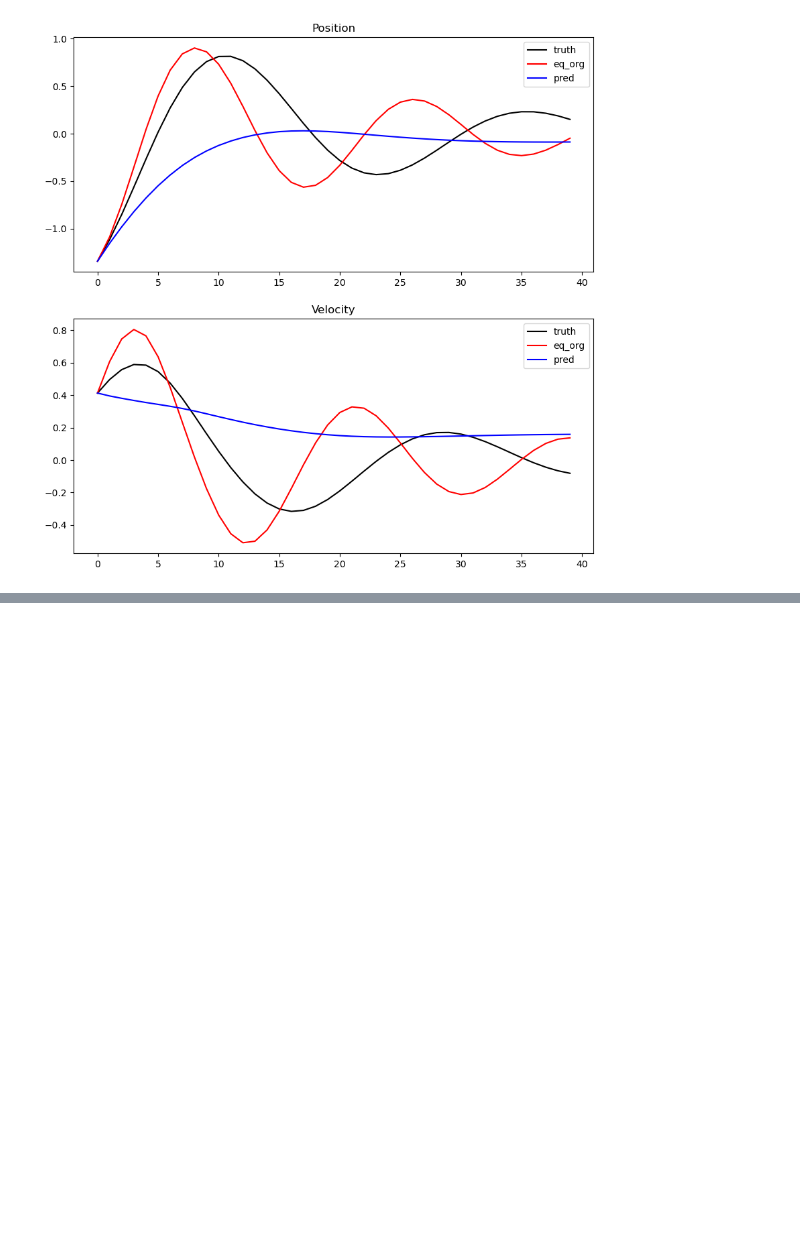
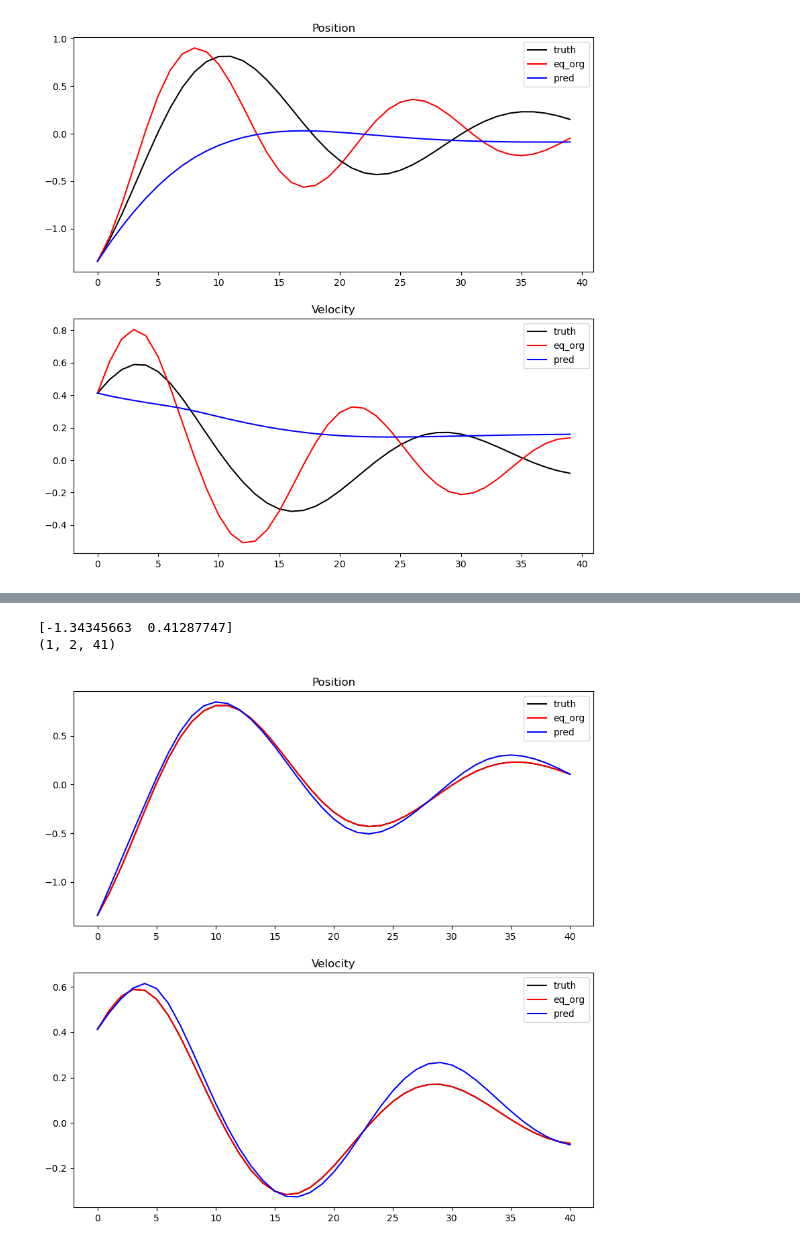
Before and after one commit to mayajanvier/jax-phynity, a Jupyter notebook: visualize_results.ipynb, the cells around one changed output, grey strips where cells are left out. Cells and saved outputs as stored; diff of their text form; code cells hidden in the pictures; blank space fills up the shorter version.

```diff
--- a/visualize_results.ipynb
+++ b/visualize_results.ipynb
@@ -253,0 +298,6 @@ plot_trajectory(24)
+# %%
+plot_trajectory(24)
+# %% [output]
+[-1.34345663  0.41287747]
+(1, 2, 41)
+[figure, added]
```
Also changed, not shown: parts of 25 cells of this notebook.
